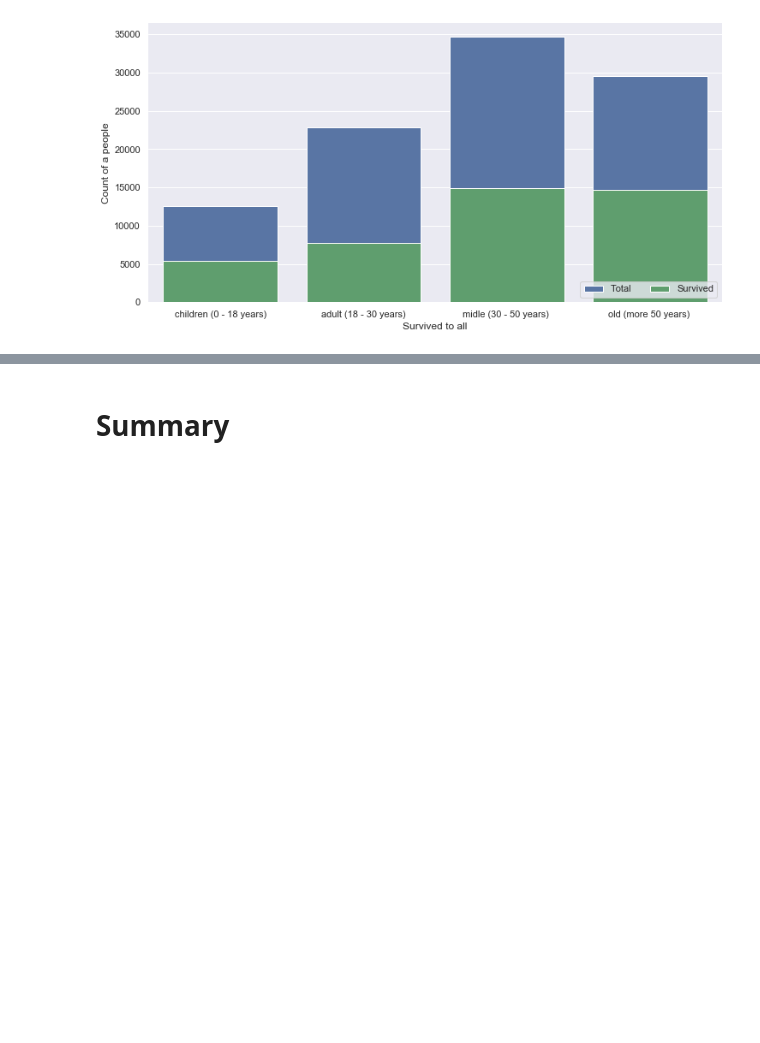
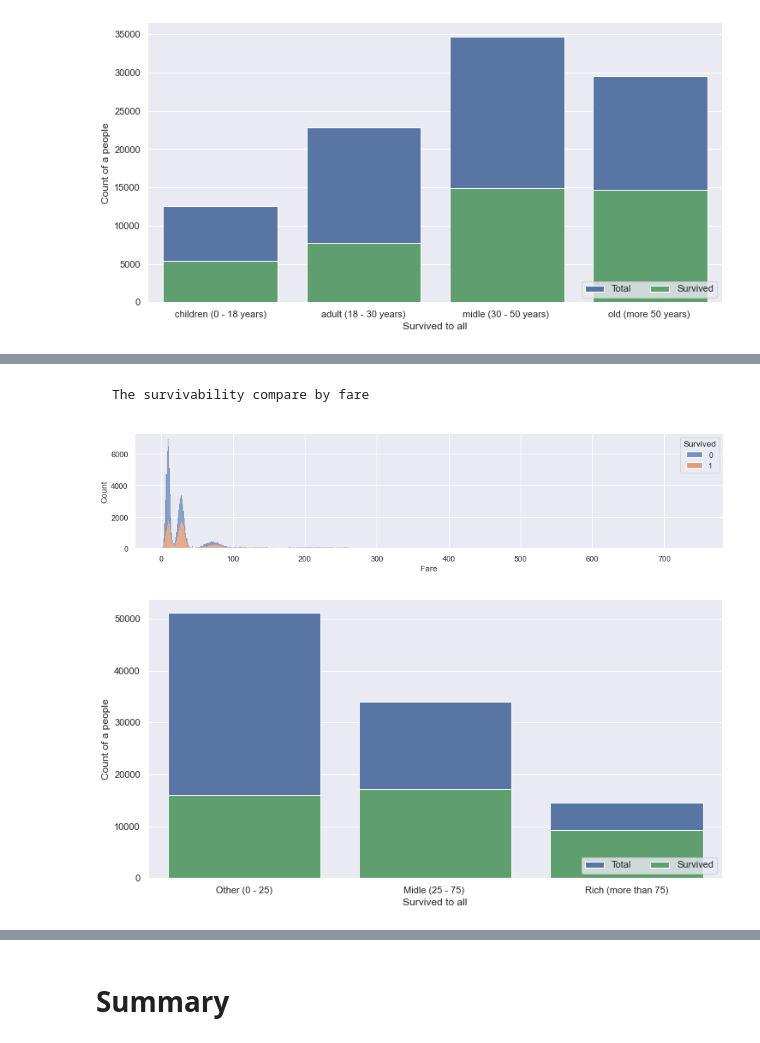
Before and after one commit to Kriikle/ml-intro, a Jupyter notebook: 2_data_exploration/eda.ipynb, the cells around one changed output, grey strips where cells are left out. Drawn from its saved outputs; the diff is of its cells as text; code cells hidden in the pictures; blank space fills up the shorter version.

```diff
--- a/2_data_exploration/eda.ipynb
+++ b/2_data_exploration/eda.ipynb
@@ -223,0 +244,29 @@ sns.despine(left=True, bottom=True)
+# %% [markdown]
+    The survivability compare by fare
+# %%
+sns.set(rc = {'figure.figsize':(15,3)})
+sns.histplot(data=data_titanic, x="Fare",hue = "Survived" ,multiple="stack" )
+plt.show()
+f,ax = plt.subplots(figsize=(12, 6))
+sns.barplot(x = labels,
+            y = data_total,
+            label="Total",
+            color="b")
+
+
+data_survived = [len(data_titanic[(data_titanic.Fare <= 25) & (data_titanic.Survived == True)]),
+                 len(data_titanic[(data_titanic.Fare <= 75) & (data_titanic.Fare > 25) & (data_titanic.Survived == True)]),
+                 len(data_titanic[(data_titanic.Fare > 75)  & (data_titanic.Survived == True)])]
+#print(children_count_surv + adult_count_surv + midle_count_surv + old_count_surv)
+sns.barplot(x = labels,
+            y = data_survived,
+            label="Survived",
+            color="g")
+
+ax.legend(ncol=3, loc="lower right", frameon=True)
+ax.set( ylabel="Count of a people",
+       xlabel="Survived to all")
+plt.show()
+# %% [output]
+[figure, added]
+[figure, added]
```
Also changed, not shown: parts of 13 cells of this notebook.
